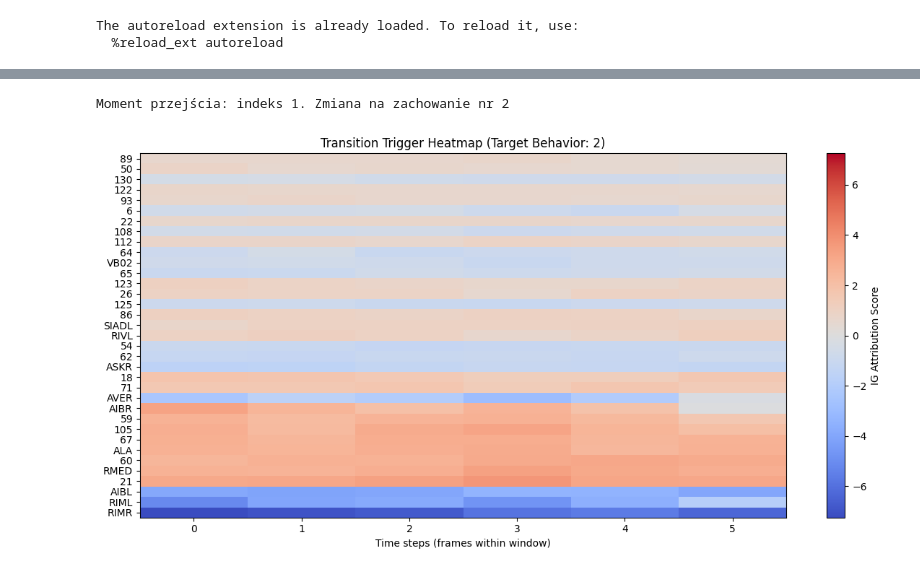
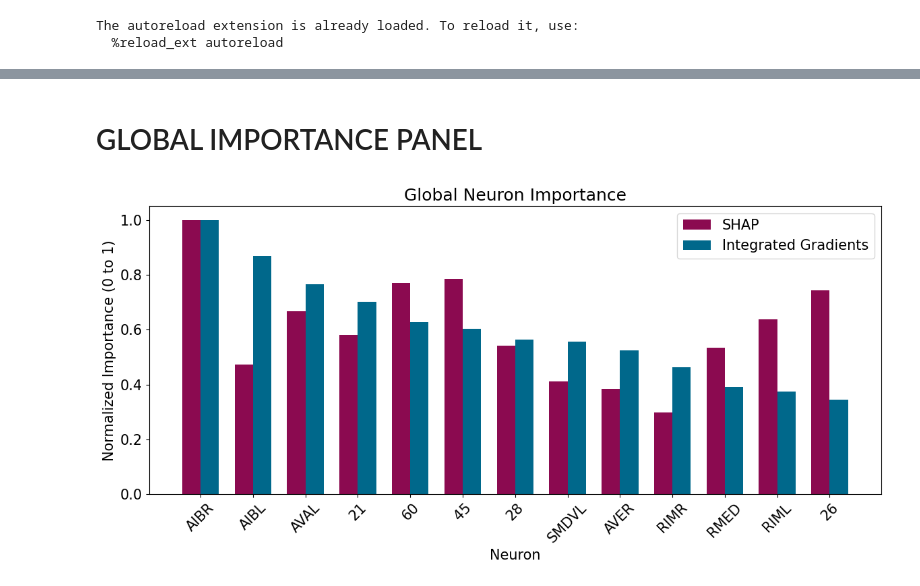
Before and after one commit to OlgaSieradzan/Bundle-Net-Project, a Jupyter notebook: code/Test.ipynb, the cells around one changed output, grey strips where cells are left out. Drawn from its saved outputs; the diff is of its cells as text; code cells hidden in the pictures.

Commit message:
new plots

```diff
--- a/code/Test.ipynb
+++ b/code/Test.ipynb
@@ -57,0 +44,8 @@ print(x_.shape, b_.shape)
+# %%
+# Preparing tensor with 300 for behaviour 2
+b_new = b[:len(x_)]
+behaviour = 2
+time_index = np.where(b_new == behaviour)[0]
+
+x_raw_2 = x_[time_index, 0, :, :]
+x_tensor_2 = torch.tensor(x_raw_2, dtype=torch.float32, requires_grad=True)
@@ -69,9 +72,5 @@ loss_array, _ = train_model(
 # %%
-# Wyciągamy tylko X_t (wymiar: [liczba_okien, okno_czasowe, liczba_neuronów])
-x_t_only = x_[:, 0, :, :]
-
-# Tworzymy tensor (upewnij się, że x_t_only jest tablicą numpy, np. poprzez x_t_only.copy() jeśli to konieczne)
-x_tensor = torch.tensor(x_t_only, dtype=torch.float32, requires_grad=True)
-
-# Uruchamiamy IG dla wybranej klasy (np. 1)
-ig_attr = get_integrated_gradients(model, x_tensor, target_class=1)
+# Calculating the IG
+ig_attr = get_integrated_gradients(model, x_tensor_2, target_class=behaviour)
+# Calculating teh Shap
+shap_attr = get_shap_values(model, x_tensor_2, target_class=behaviour)
@@ -82,22 +77,7 @@ plot_global_importance(ig_attr,data.neuron_names, top_n = 10)
-# %%
-transitions = np.where(b[:-1] != b[1:])[0]
-t_idx = transitions[0]
-nowe_zachowanie = b[t_idx + 1]
-
-
-start_idx = max(0, t_idx - 5)
-end_idx = min(len(x_t_only), t_idx + 5)
-
-wycinek_czasowy = torch.tensor(x_t_only[start_idx:end_idx], dtype=torch.float32, requires_grad=True)
-ig_attr_wycinek = get_integrated_gradients(model, wycinek_czasowy, target_class=int(nowe_zachowanie))
-ig_heatmap_data = ig_attr_wycinek.squeeze(1).T
-
-plot_transition_heatmap(
-    ig_heatmap_data,
-    data.neuron_names,
-    top_n=35,
-    title=f"Transition Trigger Heatmap (Target Behavior: {nowe_zachowanie})"
-)
-# %% [output]
-Moment przejścia: indeks 1. Zmiana na zachowanie nr 2
-[figure, removed]
+# %% [markdown]
+# GLOBAL IMPORTANCE PANEL
+# %%
+plt.rcParams.update({'font.size': 15})
+plot_global_importance(attributions_shap = shap_attr, attributions_ig = ig_attr, neuron_names=data.neuron_names, top_n=10, title="Global Neuron Importance")
+# %% [output]
+[figure, added]
```
Also changed, not shown: parts of 11 cells of this notebook, 2 other files.
